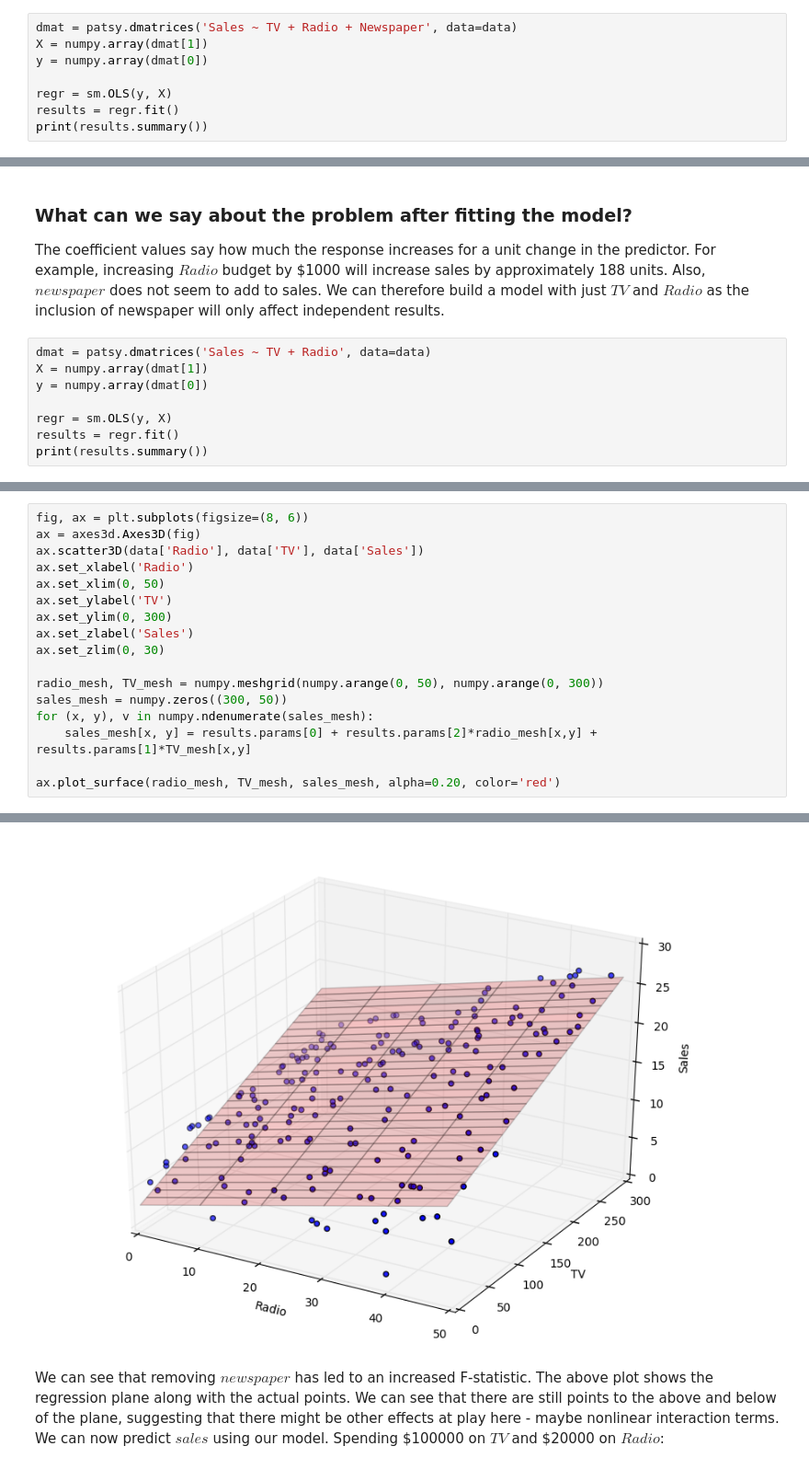
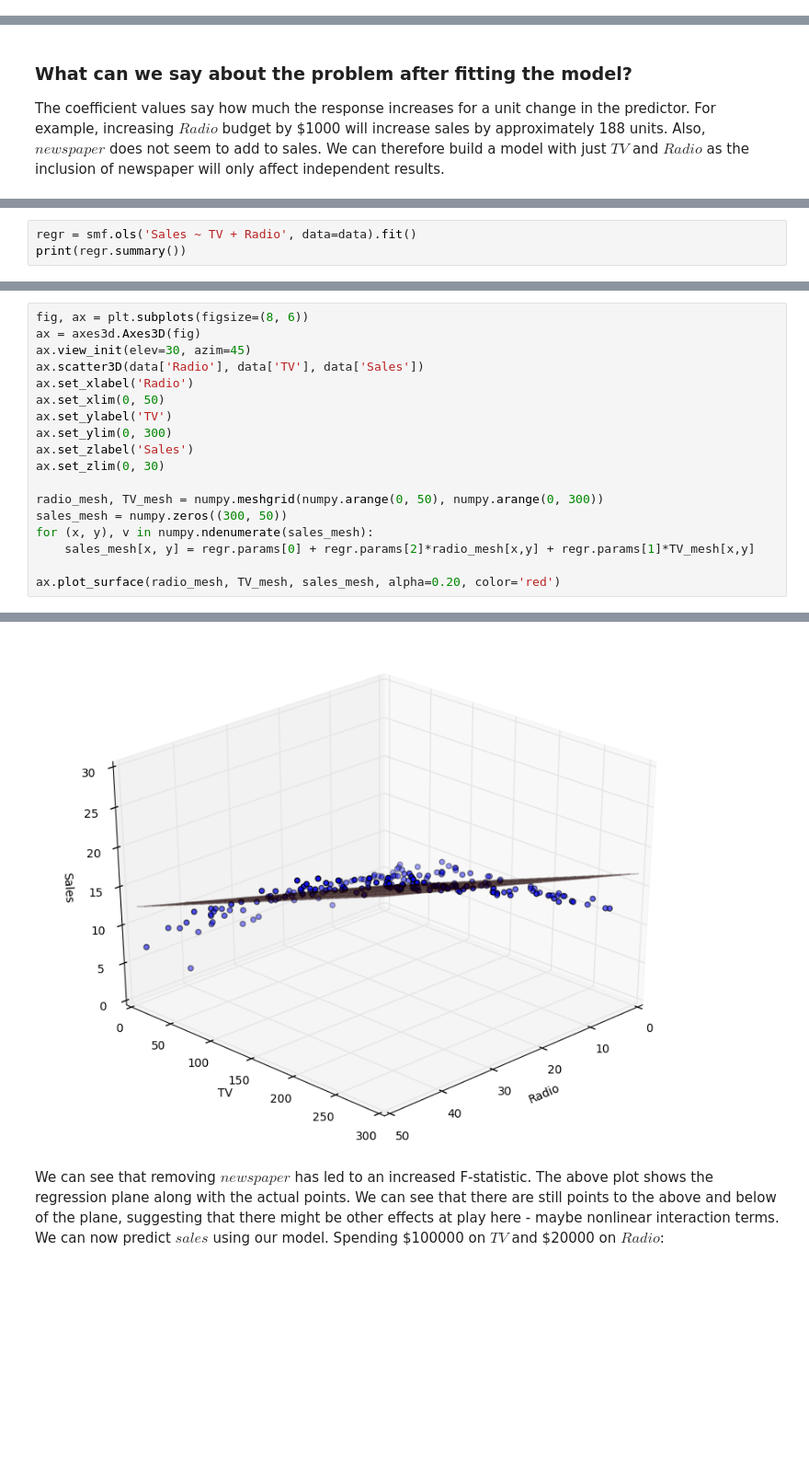
Before and after one commit to vignesh-saptarishi/StatisticalLearning_Notes, a Jupyter notebook: linear_regr_example.ipynb, the cells around one changed output, grey strips where cells are left out. Shown at 92% size. Cells and saved outputs as stored; diff of their text form; blank space fills up the shorter version.

```diff
--- a/linear_regr_example.ipynb
+++ b/linear_regr_example.ipynb
@@ -34,11 +35,3 @@ data.describe()
 | 50% | 149.750000 | 22.900000 | 25.750000 | 12.900000 |
 | 75% | 218.825000 | 36.525000 | 45.100000 | 17.400000 |
 | max | 296.400000 | 49.600000 | 114.000000 | 27.000000 |
-# %%
-dmat = patsy.dmatrices('Sales ~ TV + Radio + Newspaper', data=data)
-X = numpy.array(dmat[1])
-y = numpy.array(dmat[0])
-
-regr = sm.OLS(y, X)
-results = regr.fit()
-print(results.summary())
@@ -64,11 +60,3 @@ Warnings:
 ### What can we say about the problem after fitting the model?
 
 The coefficient values say how much the response increases for a unit change in the predictor. For example, increasing $Radio$ budget by \$1000 will increase sales by approximately 188 units. Also, $newspaper$ does not seem to add to sales. We can therefore build a model with just $TV$ and $Radio$ as the inclusion of newspaper will only affect independent results.
-# %%
-dmat = patsy.dmatrices('Sales ~ TV + Radio', data=data)
-X = numpy.array(dmat[1])
-y = numpy.array(dmat[0])
-
-regr = sm.OLS(y, X)
-results = regr.fit()
-print(results.summary())
@@ -92,0 +63,3 @@ Warnings:
+# %%
+regr = smf.ols('Sales ~ TV + Radio', data=data).fit()
+print(regr.summary())
@@ -93,22 +84,23 @@ Warnings:
 # %%
 fig, ax = plt.subplots(figsize=(8, 6))
 ax = axes3d.Axes3D(fig)
+ax.view_init(elev=30, azim=45)
 ax.scatter3D(data['Radio'], data['TV'], data['Sales'])
 ax.set_xlabel('Radio')
 ax.set_xlim(0, 50)
 ax.set_ylabel('TV')
 ax.set_ylim(0, 300)
 ax.set_zlabel('Sales')
 ax.set_zlim(0, 30)
 
 radio_mesh, TV_mesh = numpy.meshgrid(numpy.arange(0, 50), numpy.arange(0, 300))
 sales_mesh = numpy.zeros((300, 50))
 for (x, y), v in numpy.ndenumerate(sales_mesh):
-    sales_mesh[x, y] = results.params[0] + results.params[2]*radio_mesh[x,y] + results.params[1]*TV_mesh[x,y]
+    sales_mesh[x, y] = regr.params[0] + regr.params[2]*radio_mesh[x,y] + regr.params[1]*TV_mesh[x,y]
 
 ax.plot_surface(radio_mesh, TV_mesh, sales_mesh, alpha=0.20, color='red')
 # %% [output]
 <mpl_toolkits.mplot3d.art3d.Poly3DCollection at 0x...>
-[figure, old version]
+[figure, new version]
 # %% [markdown]
 We can see that removing $newspaper$ has led to an increased F-statistic. The above plot shows the regression plane along with the actual points. We can see that there are still points to the above and below of the plane, suggesting that there might be other effects at play here - maybe nonlinear interaction terms. We can now predict $sales$ using our model. Spending \$100000 on $TV$ and \$20000 on $Radio$:
```
Also changed, not shown: parts of 10 cells of this notebook, 9 other files.
